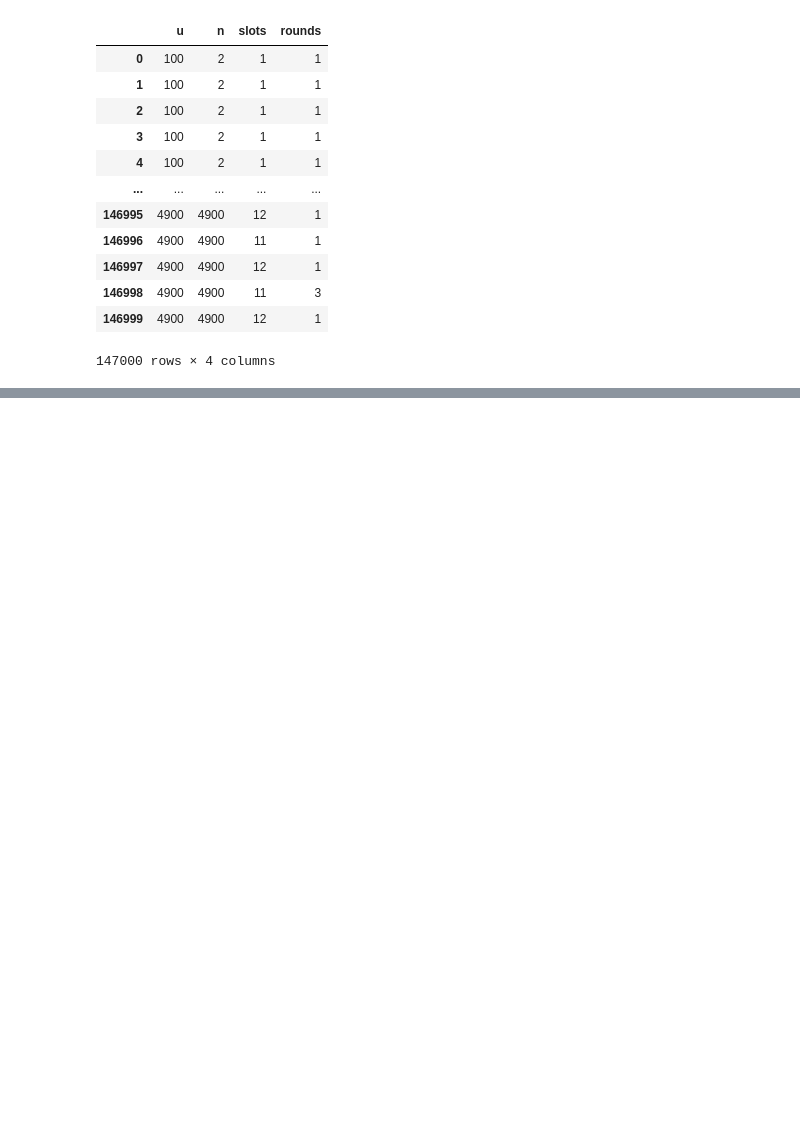
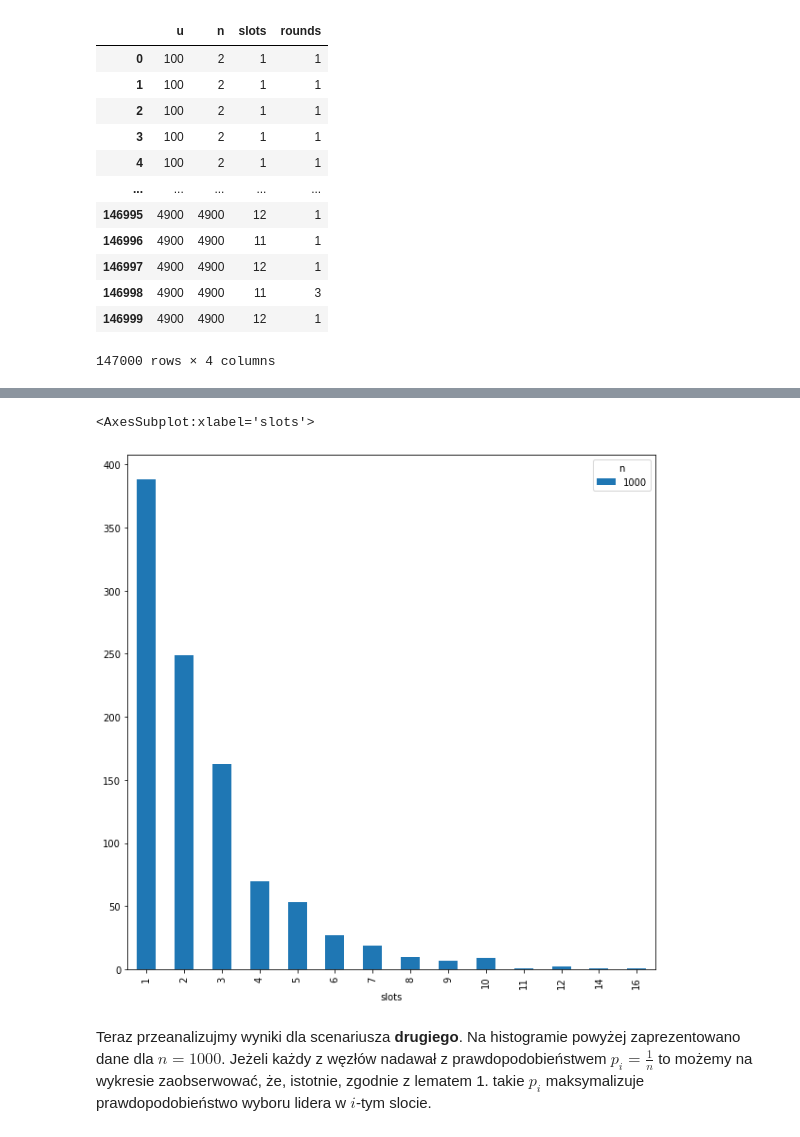
Before and after one commit to JakubGogola-IDENTT/analysis_of_algorithms, a Jupyter notebook: lab1/lab1.ipynb, the cells around one changed output, grey strips where cells are left out. Saved outputs shown, nothing was run; the diff lists cells and outputs as text; code cells hidden in the pictures; blank space fills up the shorter version.

```diff
--- a/lab1/lab1.ipynb
+++ b/lab1/lab1.ipynb
@@ -63,0 +78,3 @@ Name: slots, dtype: object
+# %%
+s2_summary = s2_data[9000:10000].groupby('n').agg(['value_counts'])
+s2_summary
@@ -63,0 +99,7 @@ Name: slots, dtype: object
+# %%
+s2_summary['slots']['value_counts'].unstack(level=0).plot(kind='bar', figsize=(10,10))
+# %% [output]
+<AxesSubplot:xlabel='slots'>
+[figure, added]
+# %% [markdown]
+Teraz przeanalizujmy wyniki dla scenariusza **drugiego**. Na histogramie powyżej zaprezentowano dane dla $n=1000$. Jeżeli każdy z węzłów nadawał z prawdopodobieństwem $p_i = \frac{1}{n}$ to możemy na wykresie zaobserwować, że, istotnie, zgodnie z lematem 1. takie $p_i$ maksymalizuje prawdopodobieństwo wyboru lidera w $i$-tym slocie.
```
Also changed, not shown: parts of 23 cells of this notebook, 1 other file.
